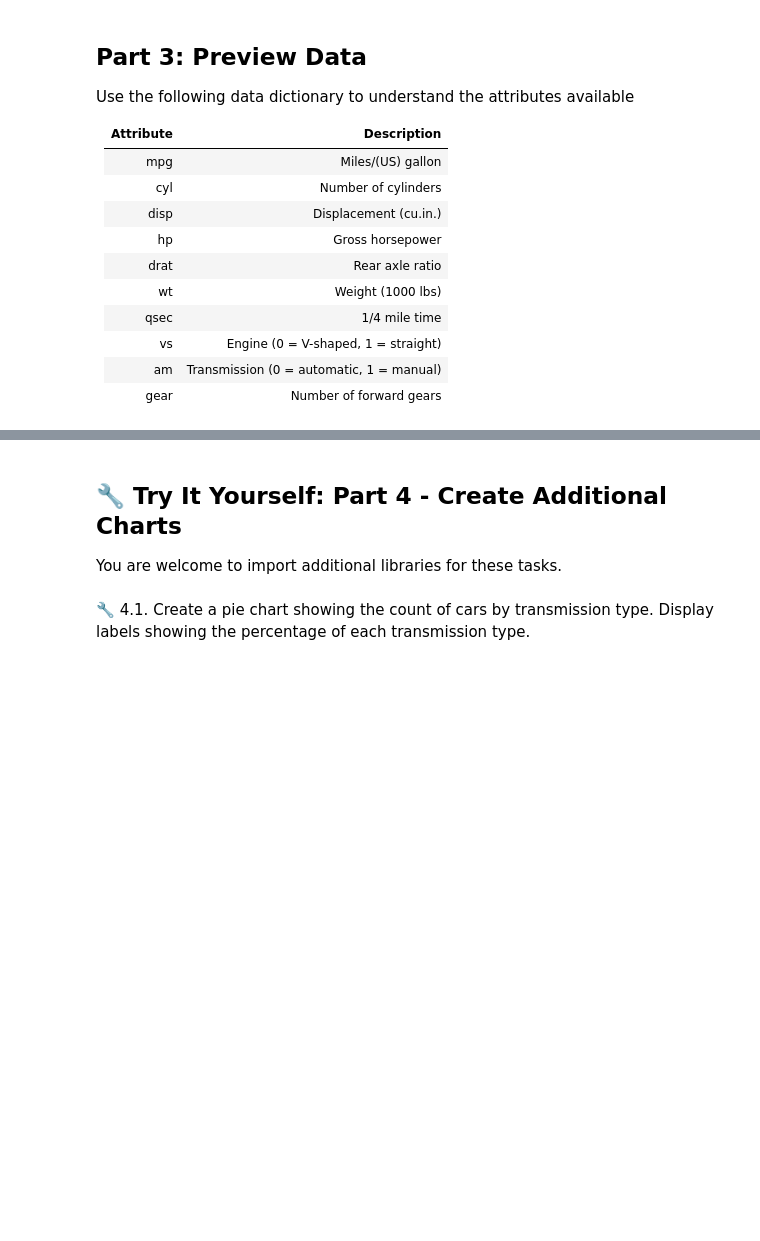
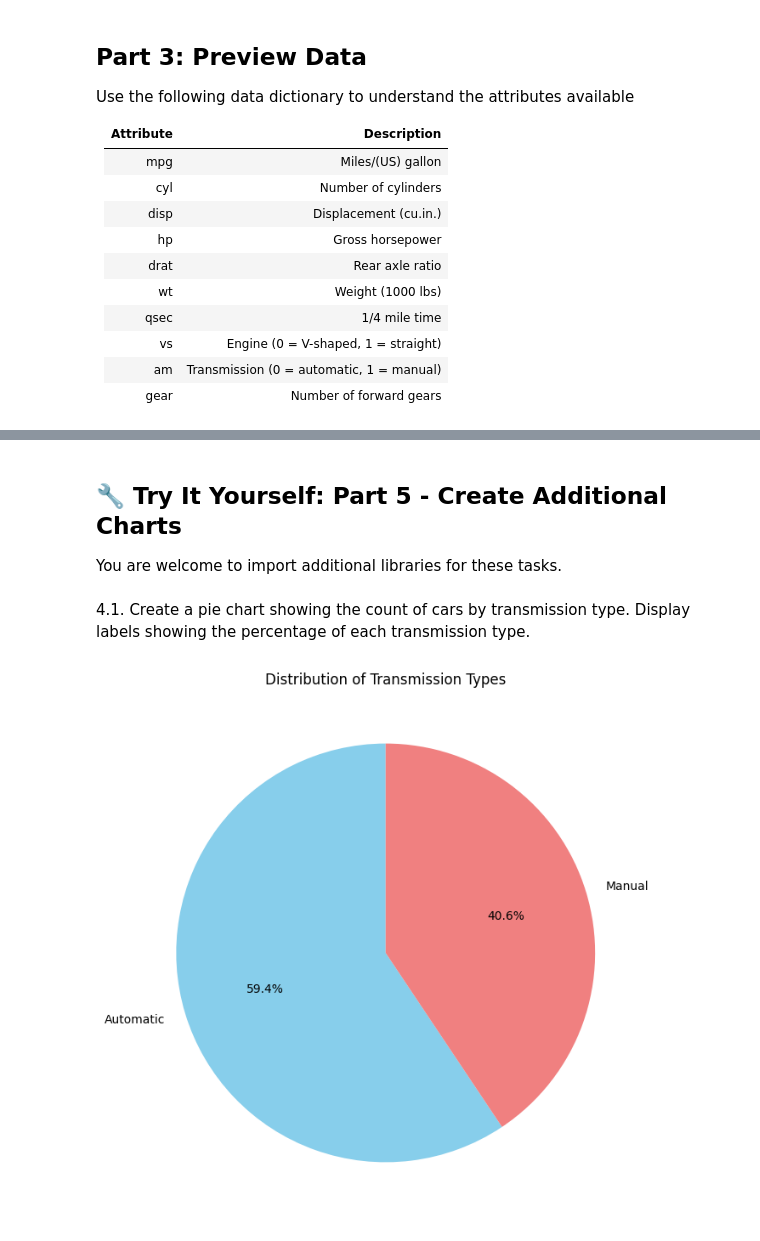
Before and after one commit to Luoxiaowanzi/IS-4487-Guide, a Jupyter notebook: Labs/lab_03_visualization_intro.ipynb, the cells around one changed output, grey strips where cells are left out. Cells and saved outputs as stored; diff of their text form; code cells hidden in the pictures; blank space fills up the shorter version.

```diff
--- a/Labs/lab_03_visualization_intro.ipynb
+++ b/Labs/lab_03_visualization_intro.ipynb
@@ -94,7 +172,7 @@ df.plot.scatter(x='mpg',y='hp',c='wt')
 # %% [markdown]
-## **🔧 Try It Yourself: Part 4 - Create Additional Charts**
+## **🔧 Try It Yourself: Part 5 - Create Additional Charts**
 
 You are welcome to import additional libraries for these tasks.
 # %% [markdown]
-🔧 4.1. Create a pie chart showing the count of cars by transmission type.  Display labels showing the percentage of each transmission type.
+4.1. Create a pie chart showing the count of cars by transmission type.  Display labels showing the percentage of each transmission type.
 # %%
@@ -102 +180,18 @@ You are welcome to import additional libraries for these tasks.
+# %%
+import matplotlib.pyplot as plt
+
+# Count the occurrences of each transmission type
+transmission_counts = df['am'].value_counts()
+
+# Map 0 to 'Automatic' and 1 to 'Manual' for better labels
+transmission_labels = transmission_counts.index.map({0: 'Automatic', 1: 'Manual'})
+
+# Create the pie chart
+fig = plt.figure(figsize=(8, 8))
+plt.pie(transmission_counts, labels=transmission_labels, autopct='%1.1f%%', startangle=90, colors=['skyblue', 'lightcoral'])
+plt.title('Distribution of Transmission Types')
+plt.ylabel('') # Hide the default 'am' label on the y-axis
+plt.show()
+# %% [output]
+[figure, added]
 # %% [markdown]
```
Also changed, not shown: parts of 29 cells of this notebook.
